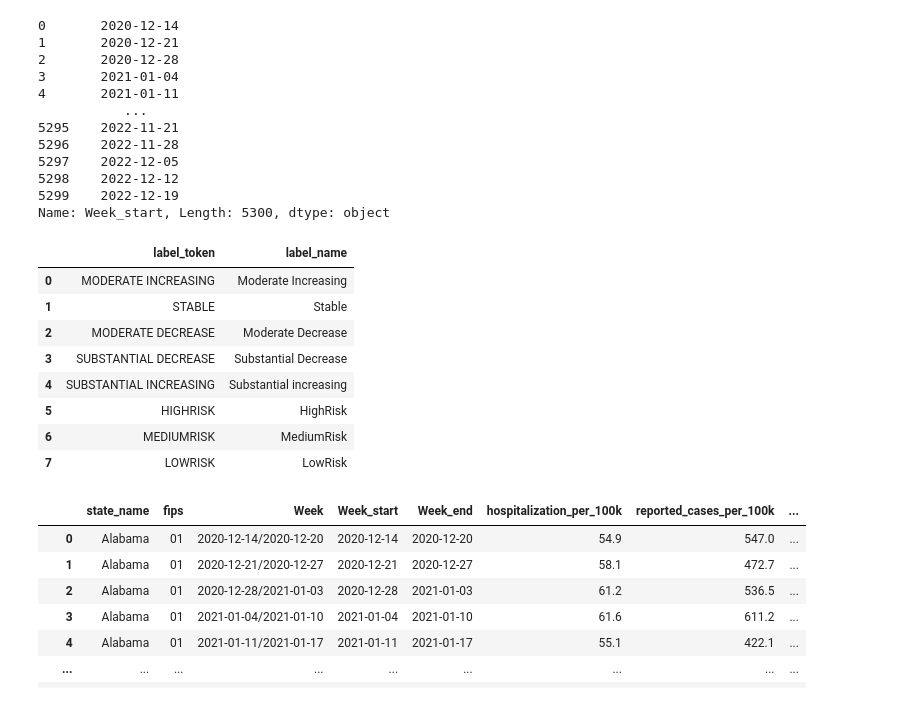
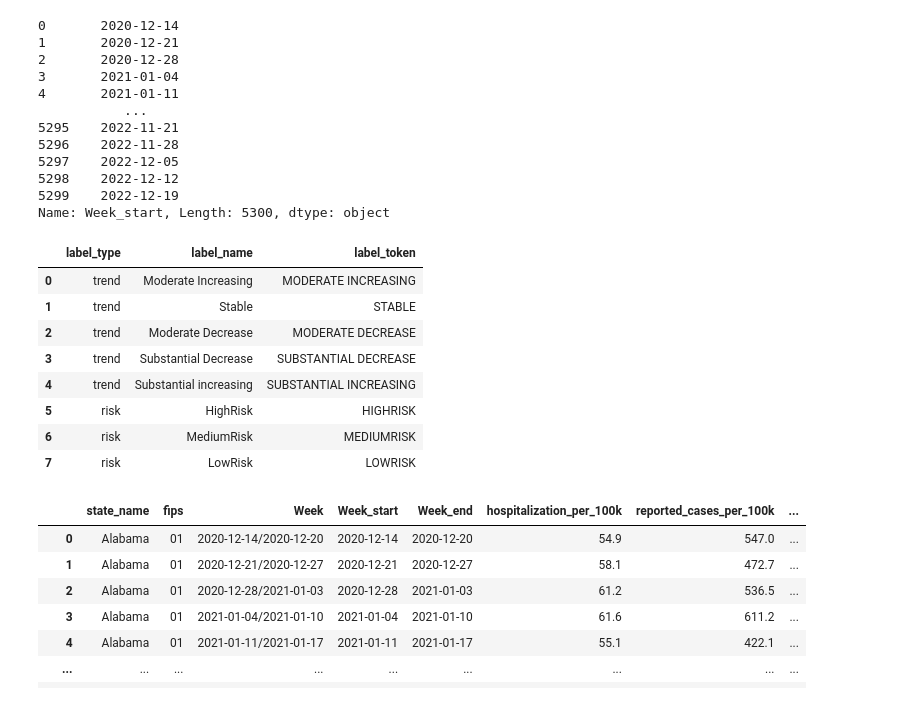
Before and after one commit to AndyJZhao/CovidLLM, a Jupyter notebook: src/notebooks/data_preprocess.ipynb, the cells around one changed output. Cells and saved outputs as stored; diff of their text form; code cells hidden in the pictures.

```diff
--- a/src/notebooks/data_preprocess.ipynb
+++ b/src/notebooks/data_preprocess.ipynb
@@ -264,20 +264,25 @@ splits['random'] = {
     'test': np.array(test_df.index.tolist())
 }
 # %%
-label_names =data.Trend.unique().tolist() + data.Risk_level.unique().tolist()
-label_info = pd.DataFrame.from_dict({"label_token": [l.upper() for l in label_names],
-                                     "label_name": label_names, })
+label_names = data.Trend.unique().tolist() + data.Risk_level.unique().tolist()
+label_types = ['trend'] * len(data.Trend.unique()) + ['risk'] * len(data.Risk_level.unique())
+label_info = pd.DataFrame.from_dict(
+    {
+        'label_type': label_types,
+        "label_name": label_names,
+        "label_token": [l.upper() for l in label_names],
+    })
 label_info
 # %% [output]
-|  | label_token | label_name |
-| 0 | MODERATE INCREASING | Moderate Increasing |
-| 1 | STABLE | Stable |
-| 2 | MODERATE DECREASE | Moderate Decrease |
-| 3 | SUBSTANTIAL DECREASE | Substantial Decrease |
-| 4 | SUBSTANTIAL INCREASING | Substantial increasing |
-| 5 | HIGHRISK | HighRisk |
-| 6 | MEDIUMRISK | MediumRisk |
-| 7 | LOWRISK | LowRisk |
+|  | label_type | label_name | label_token |
+| 0 | trend | Moderate Increasing | MODERATE INCREASING |
+| 1 | trend | Stable | STABLE |
+| 2 | trend | Moderate Decrease | MODERATE DECREASE |
+| 3 | trend | Substantial Decrease | SUBSTANTIAL DECREASE |
+| 4 | trend | Substantial increasing | SUBSTANTIAL INCREASING |
+| 5 | risk | HighRisk | HIGHRISK |
+| 6 | risk | MediumRisk | MEDIUMRISK |
+| 7 | risk | LowRisk | LOWRISK |
 # %%
 merged_dynamic = data.merge(state_df, on='fips')
 for target_type, target_name in (('r', 'Risk_level'), ('t', 'Trend')):
```
Also changed, not shown: parts of 2 cells of this notebook, 7 other files.
